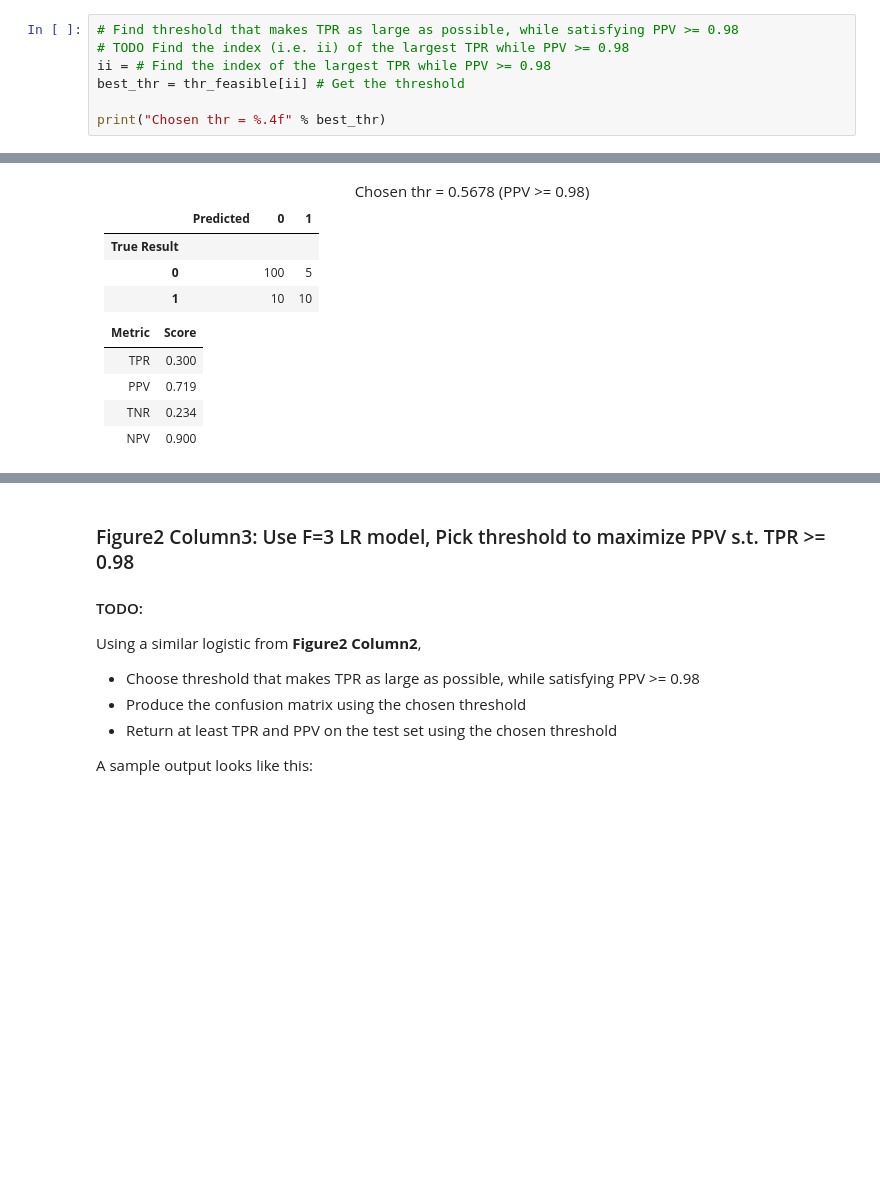
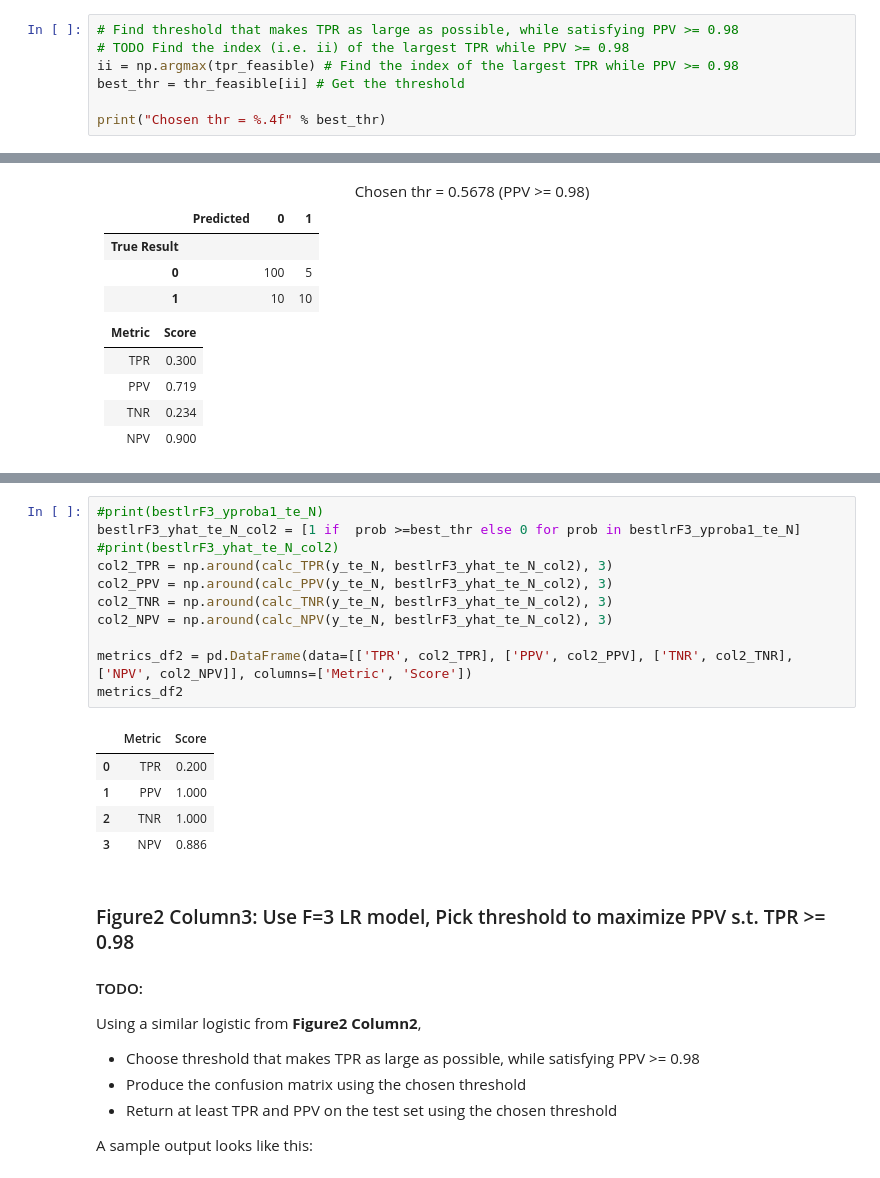
Before and after one commit to kamibrumi/comp135-intro-to-ml, a Jupyter notebook: hw2/hw2_notebook.ipynb, the cells around one changed output, grey strips where cells are left out. Cells and saved outputs as stored; diff of their text form; blank space fills up the shorter version.

```diff
--- a/hw2/hw2_notebook.ipynb
+++ b/hw2/hw2_notebook.ipynb
@@ -489,7 +519,7 @@ NameError: name 'bestlrF3_yproba1_va_N' is not defined
 # %%
 # Find threshold that makes TPR as large as possible, while satisfying PPV >= 0.98
 # TODO Find the index (i.e. ii) of the largest TPR while PPV >= 0.98
-ii = # Find the index of the largest TPR while PPV >= 0.98
+ii = np.argmax(tpr_feasible) # Find the index of the largest TPR while PPV >= 0.98
 best_thr = thr_feasible[ii] # Get the threshold
 
 print("Chosen thr = %.4f" % best_thr)
@@ -517,3 +558,20 @@ A sample output looks like this:
+# %%
+#print(bestlrF3_yproba1_te_N)
+bestlrF3_yhat_te_N_col2 = [1 if  prob >=best_thr else 0 for prob in bestlrF3_yproba1_te_N]
+#print(bestlrF3_yhat_te_N_col2)
+col2_TPR = np.around(calc_TPR(y_te_N, bestlrF3_yhat_te_N_col2), 3)
+col2_PPV = np.around(calc_PPV(y_te_N, bestlrF3_yhat_te_N_col2), 3)
+col2_TNR = np.around(calc_TNR(y_te_N, bestlrF3_yhat_te_N_col2), 3)
+col2_NPV = np.around(calc_NPV(y_te_N, bestlrF3_yhat_te_N_col2), 3)
+
+metrics_df2 = pd.DataFrame(data=[['TPR', col2_TPR], ['PPV', col2_PPV], ['TNR', col2_TNR], ['NPV', col2_NPV]], columns=['Metric', 'Score'])
+metrics_df2
+# %% [output]
+|  | Metric | Score |
+| 0 | TPR | 0.200 |
+| 1 | PPV | 1.000 |
+| 2 | TNR | 1.000 |
+| 3 | NPV | 0.886 |
 # %% [markdown]
 ### Figure2 Column3: Use F=3 LR model, Pick threshold to maximize PPV s.t. TPR >= 0.98
 #### TODO:
```
Also changed, not shown: parts of 8 cells of this notebook.
